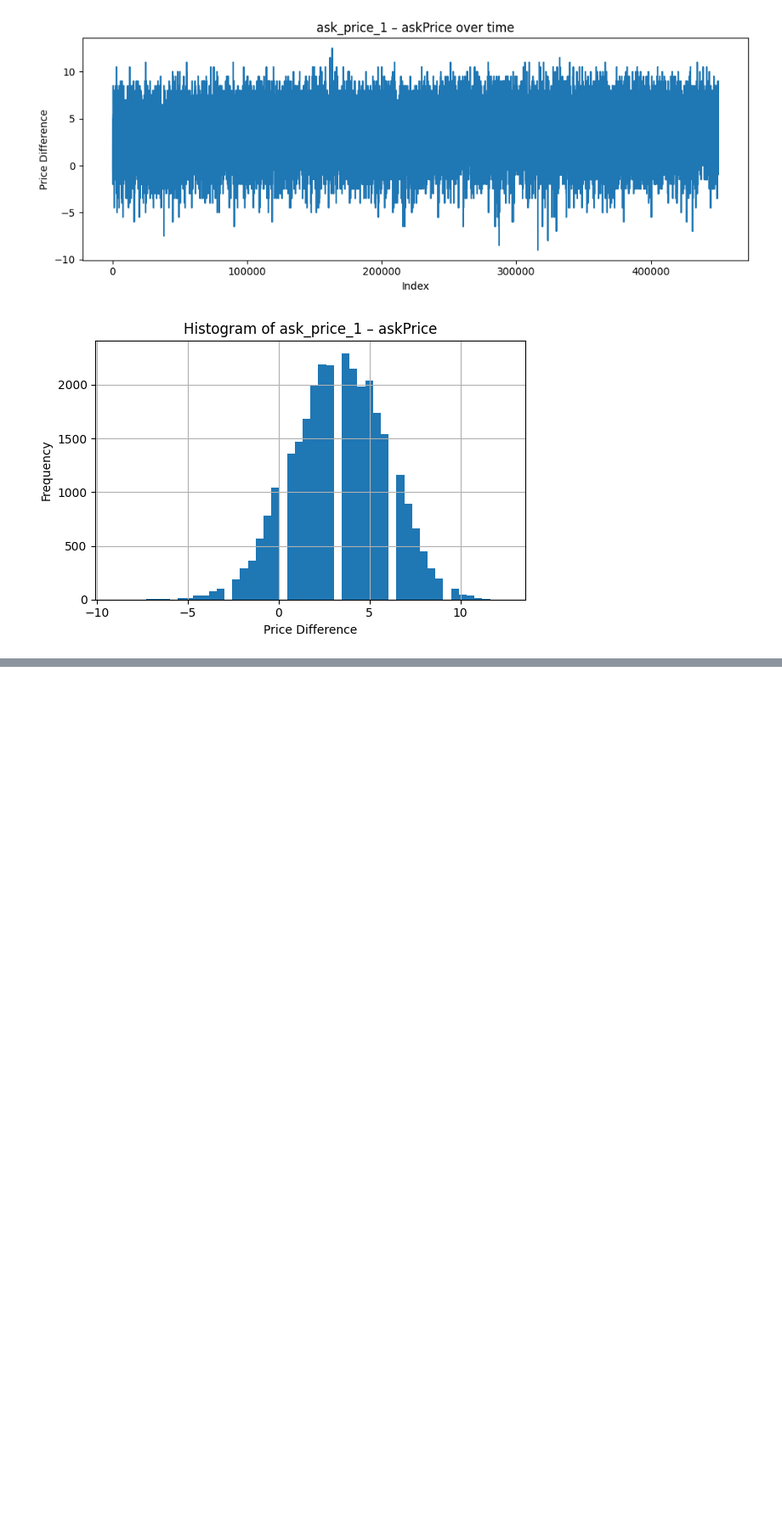
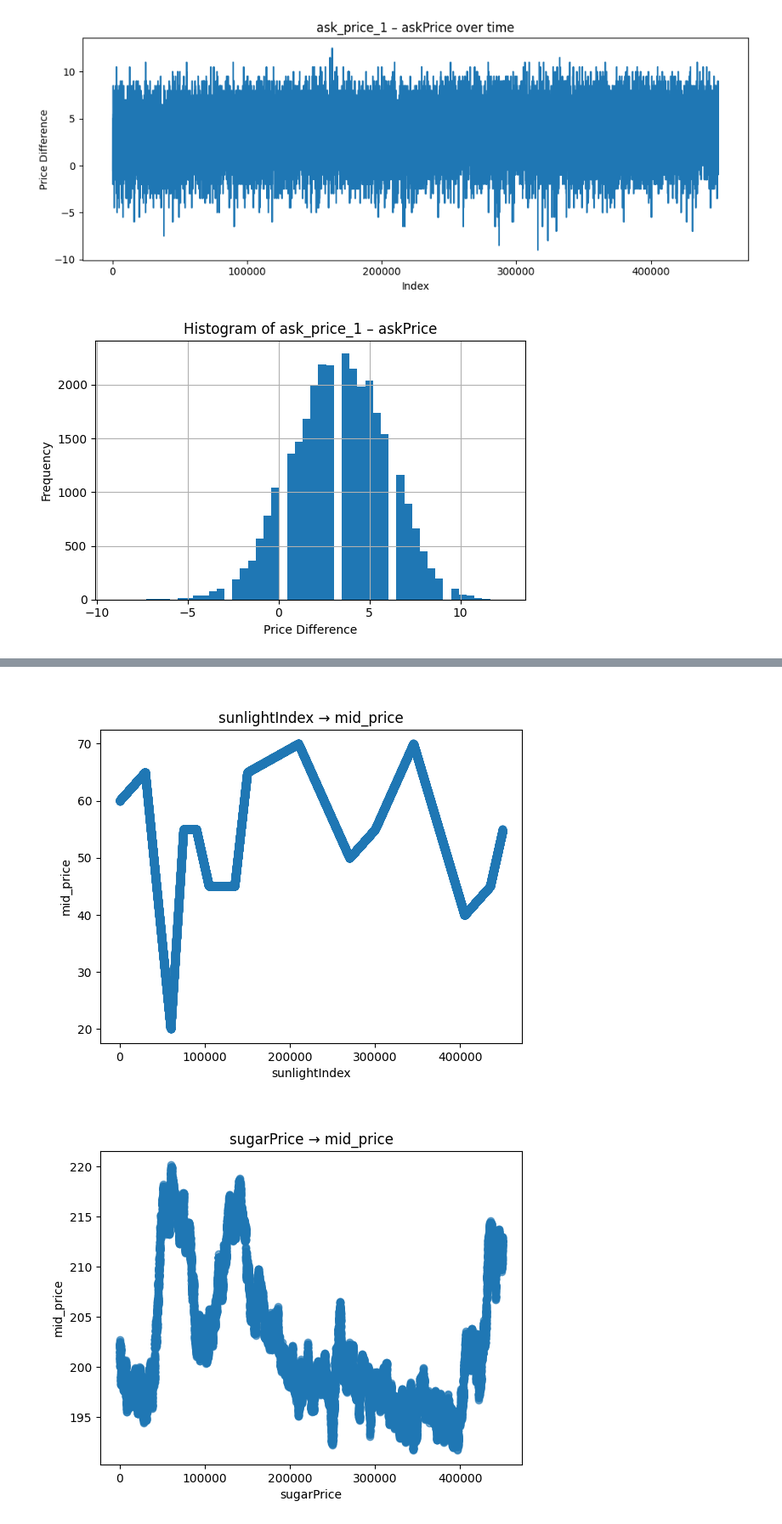
Before and after one commit to UlrichVestuche/IMC-Prosperity-3, a Jupyter notebook: Round_4/Misha/data.ipynb, the cells around one changed output, grey strips where cells are left out. Shown at 85% size. Saved outputs shown, nothing was run; the diff lists cells and outputs as text; code cells hidden in the pictures; blank space fills up the shorter version.

```diff
--- a/Round_4/Misha/data.ipynb
+++ b/Round_4/Misha/data.ipynb
@@ -766,0 +840,24 @@ plt.show()
+# %%
+import matplotlib.pyplot as plt
+
+driver_cols = [
+    'sunlightIndex',
+    'sugarPrice',
+    #'transportFees',
+    #'importTariff',
+    #'exportTariff',
+    'mid_price',
+    'bidPrice',
+    'askPrice'
+]
+
+for col in driver_cols:
+    plt.figure()
+    plt.scatter(df_mac.index, df_mac[col], alpha=0.6)
+    plt.xlabel(col)
+    plt.ylabel('mid_price')
+    plt.title(f'{col} → mid_price')
+    plt.show()
+# %% [output]
+[figure, added]
+[figure, added]
```
Also changed, not shown: parts of 24 cells of this notebook.
